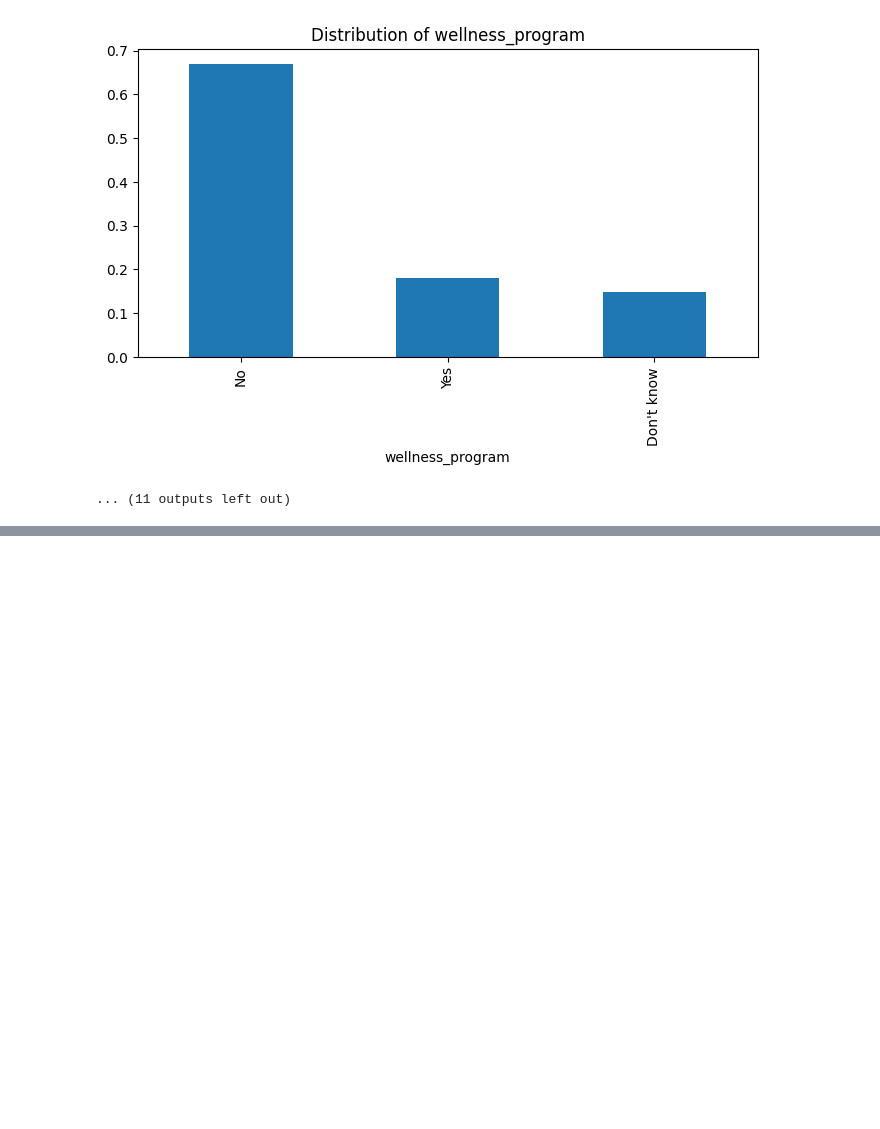
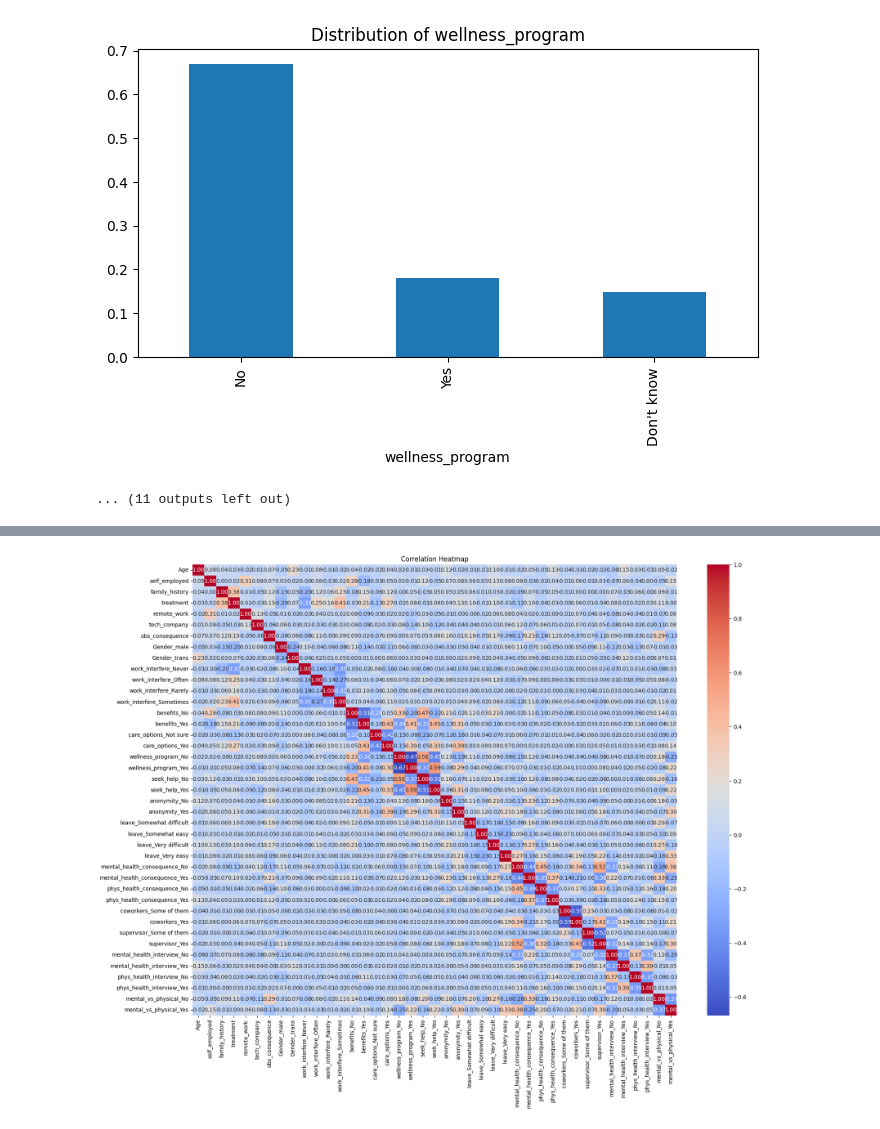
Before and after one commit to aking1024/DSS740_Final, a Jupyter notebook: Data.Preprocessing.ipynb, the cells around one changed output, grey strips where cells are left out. Cells and saved outputs as stored; diff of their text form; code cells hidden in the pictures; blank space fills up the shorter version.

```diff
--- a/Data.Preprocessing.ipynb
+++ b/Data.Preprocessing.ipynb
@@ -179,0 +218,3 @@ for col in categorical_columns:
+# %%
+df['work_interfere'] = df['work_interfere'].replace([defaultString], 'Don\'t know' )
+print(df['work_interfere'].unique())
@@ -179,0 +223,4 @@ for col in categorical_columns:
+# %%
+binary_columns = ['self_employed', 'family_history', 'treatment', 'remote_work', 'tech_company', 'obs_consequence']
+
+df[binary_columns] = df[binary_columns].replace({'Yes': 1, 'No': 0})
@@ -179,0 +237,3 @@ for col in categorical_columns:
+# %%
+df = df.drop(['Country','no_employees'], axis=1)
+print(df.head())
@@ -179,0 +258,14 @@ for col in categorical_columns:
+# %%
+df = pd.get_dummies(
+    df,
+    columns=[
+        'Gender', 'work_interfere', 'benefits', 'care_options',
+        'wellness_program', 'seek_help', 'anonymity', 'leave',
+        'mental_health_consequence', 'phys_health_consequence', 'coworkers',
+        'supervisor', 'mental_health_interview', 'phys_health_interview',
+        'mental_vs_physical'
+    ],
+    drop_first=True,
+    dtype=int
+)
+print(df.head())
@@ -179,0 +290,7 @@ for col in categorical_columns:
+# %%
+plt.figure(figsize=(20, 15))
+sns.heatmap(df.corr(), annot=True, fmt=".2f", cmap="coolwarm")
+plt.title("Correlation Heatmap")
+plt.show()
+# %% [output]
+[figure, added]
```
Also changed, not shown: parts of 16 cells of this notebook.
